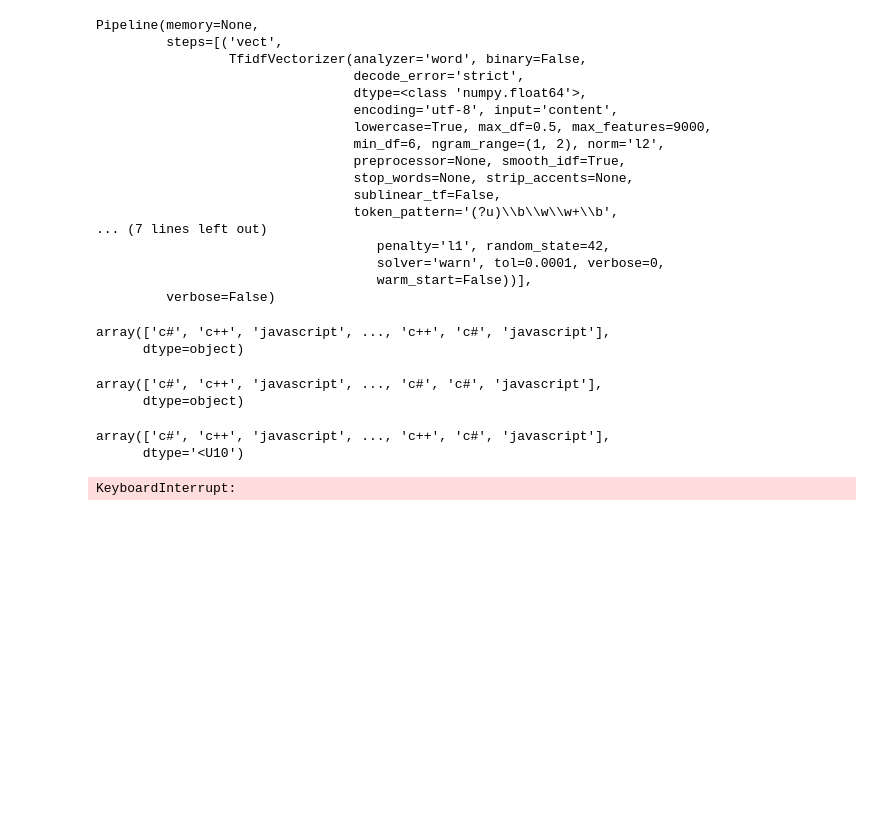
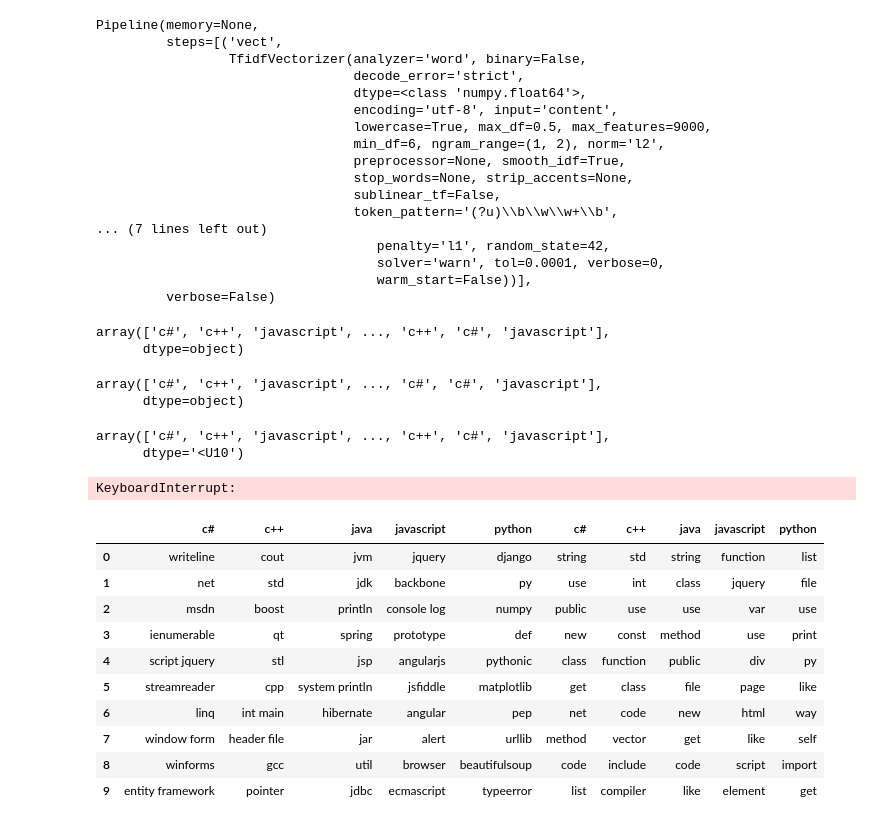
Before and after one commit to QED0711/stack_overflow_nlp, a Jupyter notebook: notebooks/Feature_Engineering.ipynb, the cells around one changed output. Drawn from its saved outputs; the diff is of its cells as text; code cells hidden in the pictures; blank space fills up the shorter version.

Commit message:
Add coef dataframe

```diff
--- a/notebooks/Feature_Engineering.ipynb
+++ b/notebooks/Feature_Engineering.ipynb
@@ -716,3 +706,48 @@ KeyboardInterrupt:
 kmeans = KMeans(n_clusters=5)
 # %%
 kmeans.fit(x_train_tfidf)
+# %%
+def coef_features(modelname, lg = True):
+    labels = modelname.classes_  # label
+    if lg:
+        coefs = modelname.best_estimator_['clf'].coef_
+    else:
+        coefs = modelname.best_estimator_['clf'].feature_log_prob_
+    featurenames = modelname.best_estimator_['vect'].get_feature_names()
+    coef_dict={}
+    for i, l in enumerate(labels):
+        coef_dict[l]=[]
+        for c, f in zip(coefs[i],featurenames):
+            if c:
+                coef_dict[l].append((f,c))
+    return coef_dict
+
+import pickle
+with open('gs_nb','rb') as f:
+    t_nb = pickle.load(f)
+with open('gs_lg','rb') as f:
+    t_lg = pickle.load(f)
+
+lg_coef_f = coef_features(t_lg)
+nb_coef_f = coef_features(t_nb)
+
+def top_10_feature(coef_dict):
+    top_10 = {}
+    for l in coef_dict.keys():
+        top_10[l] = sorted(coef_dict[l], key = lambda x: x[1], reverse = True)[:10]
+        top_10[l] = [x[0] for x in top_10[l]]
+    return pd.DataFrame(top_10)
+
+pd.concat([top_10_feature(lg_coef_f),top_10_feature(nb_coef_f)], axis = 1)
+# %% [output]
+|  | c# | c++ | java | javascript | python | c# | c++ | java | javascript | python |
+| 0 | writeline | cout | jvm | jquery | django | string | std | string | function | list |
+| 1 | net | std | jdk | backbone | py | use | int | class | jquery | file |
+| 2 | msdn | boost | println | console log | numpy | public | use | use | var | use |
+| 3 | ienumerable | qt | spring | prototype | def | new | const | method | use | print |
+| 4 | script jquery | stl | jsp | angularjs | pythonic | class | function | public | div | py |
+| 5 | streamreader | cpp | system println | jsfiddle | matplotlib | get | class | file | page | like |
+| 6 | linq | int main | hibernate | angular | pep | net | code | new | html | way |
+| 7 | window form | header file | jar | alert | urllib | method | vector | get | like | self |
+| 8 | winforms | gcc | util | browser | beautifulsoup | code | include | code | script | import |
+| 9 | entity framework | pointer | jdbc | ecmascript | typeerror | list | compiler | like | element | get |
```
Also changed, not shown: parts of 1 cell of this notebook.
